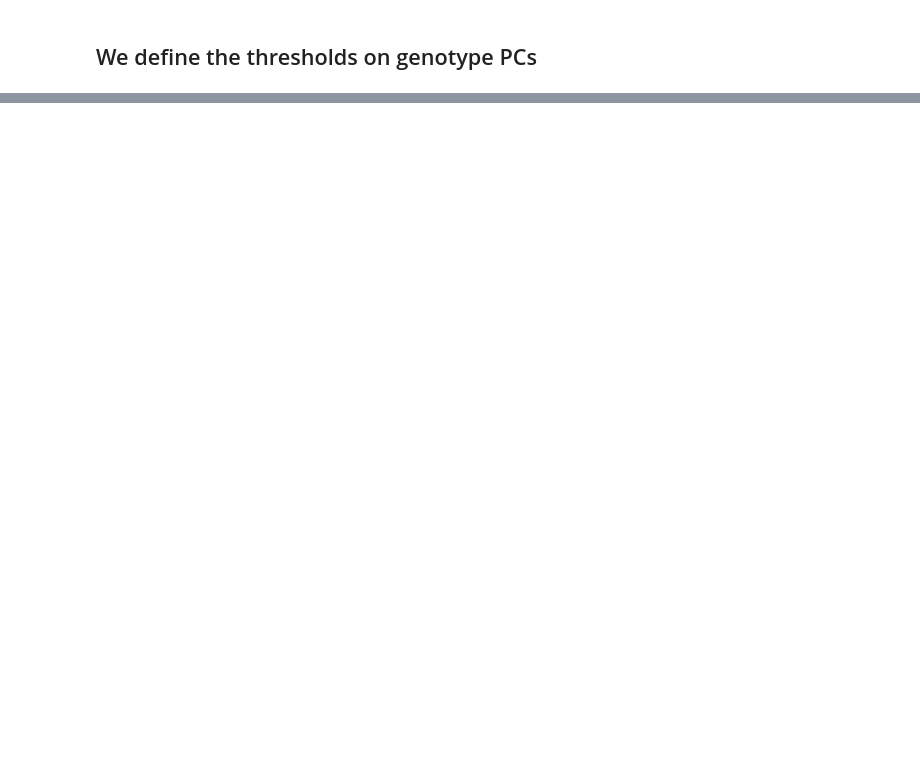
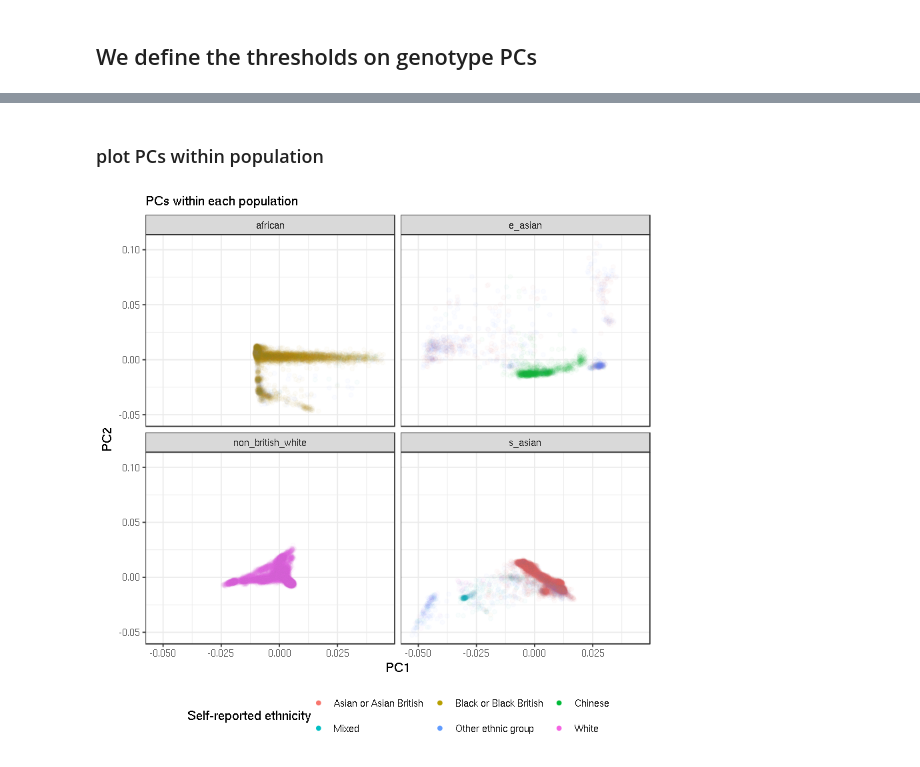
Before and after one commit to rivas-lab/ukbb-tools, a Jupyter notebook: 03_filtering/sample_qc_v3.ipynb, the cells around one changed output, grey strips where cells are left out. Drawn from its saved outputs; the diff is of its cells as text; code cells hidden in the pictures; blank space fills up the shorter version.

```diff
--- a/03_filtering/sample_qc_v3.ipynb
+++ b/03_filtering/sample_qc_v3.ipynb
@@ -377,0 +345,8 @@ facet_wrap( ~ top_label, ncol=2)
+# %%
+for (pop in pops){
+    print(pop)
+
+    master_sqc_pop_df %>% filter(population == pop) %>%
+    select(FID, IID) %>%
+    fwrite(file.path(out_d, paste0('ukb24983_', pop, '.phe')), sep='\t', col.names = F)
+}
@@ -377,0 +366,13 @@ facet_wrap( ~ top_label, ncol=2)
+# %%
+read_eigenvec <- function(){
+    eigenvec <- list()
+    for (pop in pops){
+        if(pop != 'white_british'){
+            eigenvec[[pop]] <- file.path(out_d, 'pca', paste0('ukb24983_', pop, '_pca.eigenvec')) %>%
+            fread(header=T, data.table=F) %>% rename(FID = '#FID') %>% mutate(population = pop)
+        }
+    }
+    eigenvec %>% bind_rows()
+}
+# %%
+eigenvec_df <- read_eigenvec()
@@ -377,0 +401,23 @@ facet_wrap( ~ top_label, ncol=2)
+# %% [markdown]
+### plot PCs within population
+# %%
+plot_eigenvec <- function(evec_df, x_axis, y_axis){
+    evec_df %>%
+    left_join(master_sqc_pop_df %>% select(IID, f21000, f21000_top_label), by='IID') %>%
+    drop_na(f21000) %>% filter(f21000 != -3, f21000 != -1) %>%
+    rename(plot_x = x_axis, plot_y = y_axis) %>%
+    ggplot(aes(x = plot_x, y = plot_y, color=as.factor(f21000_top_label))) +
+    geom_point(alpha=.025) +
+    theme_bw() + theme(legend.position="bottom") +
+    guides(colour = guide_legend(override.aes = list(alpha = 1), nrow=2, byrow=TRUE)) +
+    labs(
+        x = x_axis, y = y_axis,
+        title='PCs within each population',
+        color='Self-reported ethnicity'
+    ) +
+    facet_wrap( ~ population, ncol=2)
+}
+# %%
+eigenvec_df %>% plot_eigenvec('PC1', 'PC2')
+# %% [output]
+[figure, added]
```
Also changed, not shown: parts of 70 cells of this notebook, 9 other files.
